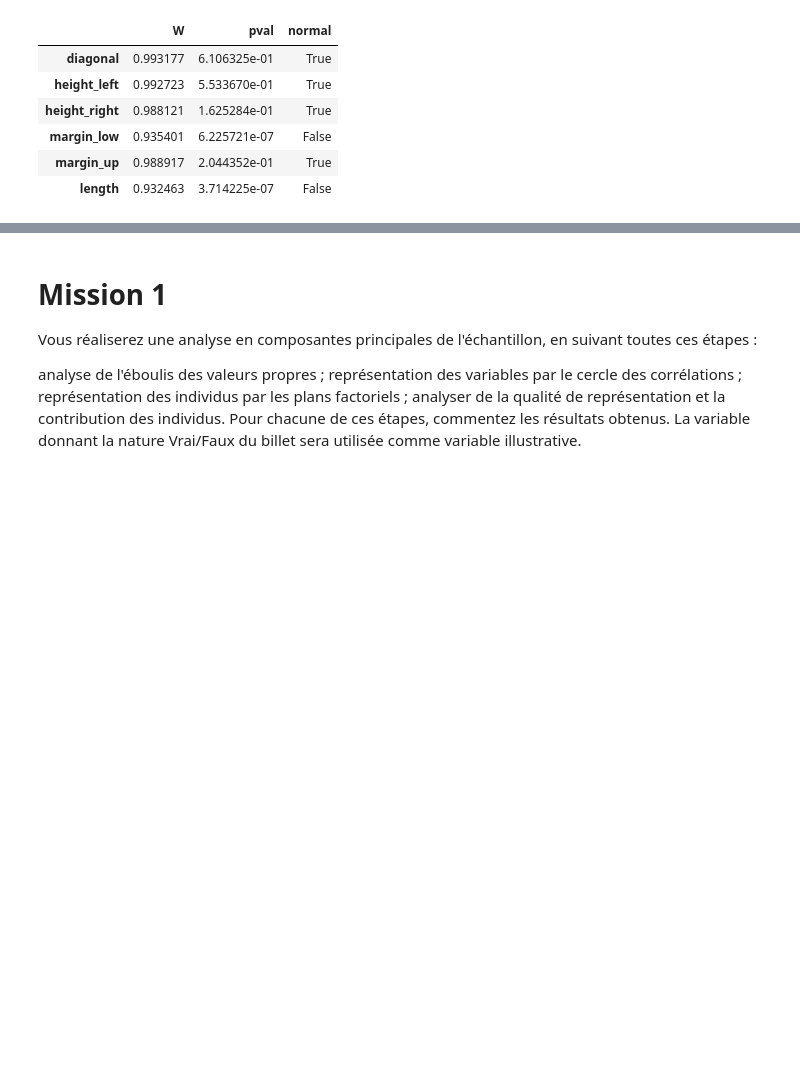
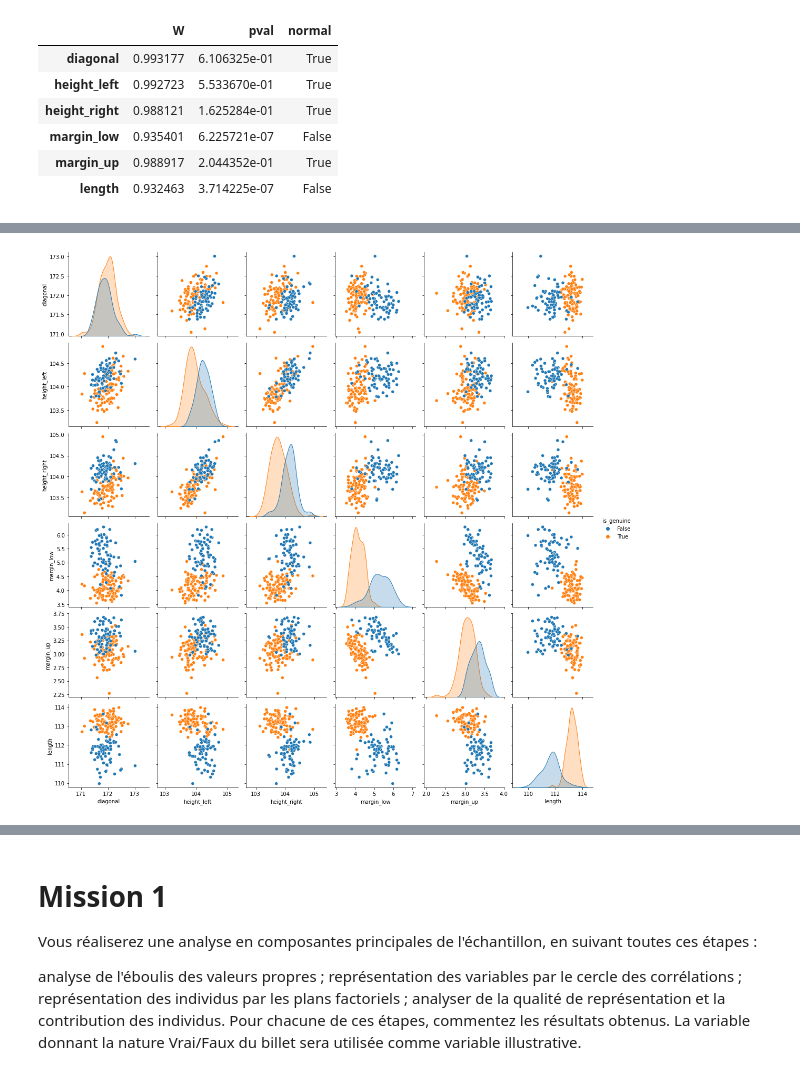
Before and after one commit to ROWAIDAK/P6-D-tectez-des-faux-billets, a Jupyter notebook: P6_01_CODE_ Détectez_des_faux_billets.ipynb, the cells around one changed output, grey strips where cells are left out. Drawn from its saved outputs; the diff is of its cells as text; code cells hidden in the pictures; blank space fills up the shorter version.

```diff
--- a/P6_01_CODE_ Détectez_des_faux_billets.ipynb
+++ b/P6_01_CODE_ Détectez_des_faux_billets.ipynb
@@ -139,0 +168,6 @@ pg.normality(df, method='shapiro', alpha=0.05).drop('is_genuine')
+# %%
+sns.pairplot(df, hue="is_genuine")
+plt.savefig("03. Pairplot.jpg", dpi=500, bbox_inches='tight', pad_inches=0.5)
+plt.show()
+# %% [output]
+[figure, added]
```
Also changed, not shown: parts of 9 cells of this notebook.
